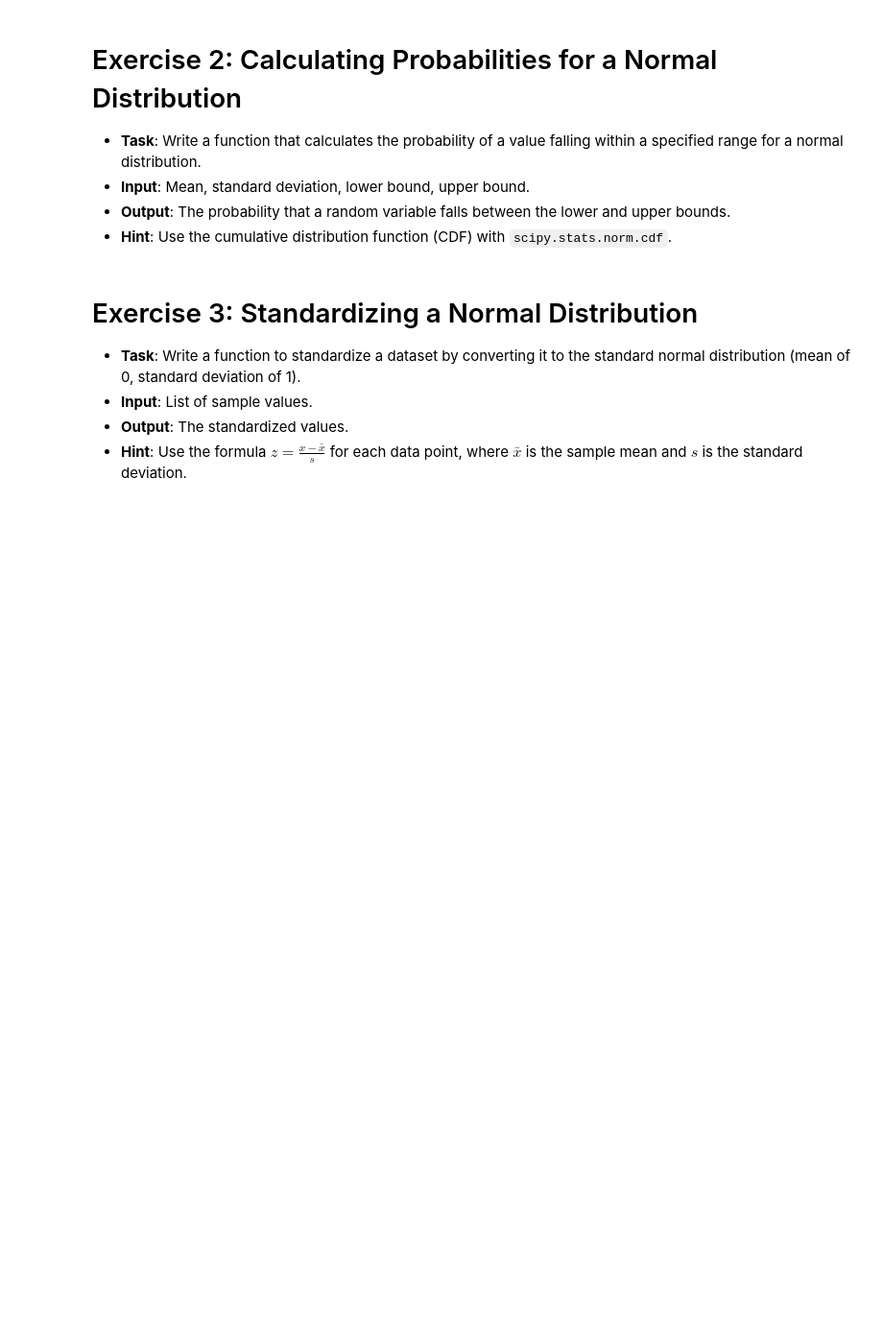
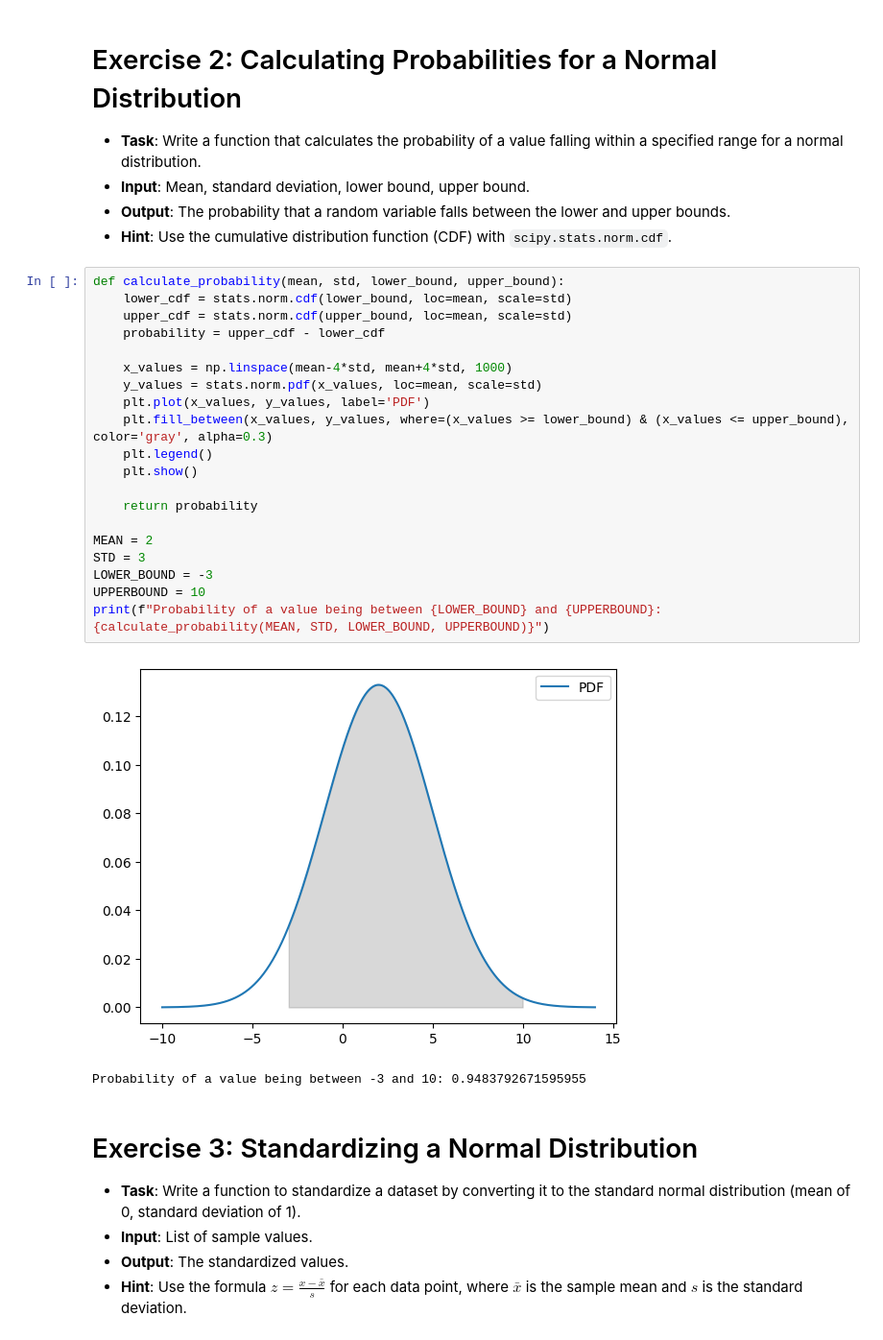
Before and after one commit to 0xd1rac/traditional-ml-projects, a Jupyter notebook: PSU_STAT-415_Introduction-To-Mathematical-Statistics/0_Probabilty Distribution Labs/Normal Distribution.ipynb, the cells around one changed output. Shown at 96% size. Cells and saved outputs as stored; diff of their text form; blank space fills up the shorter version.

```diff
--- a/PSU_STAT-415_Introduction-To-Mathematical-Statistics/0_Probabilty Distribution Labs/Normal Distribution.ipynb
+++ b/PSU_STAT-415_Introduction-To-Mathematical-Statistics/0_Probabilty Distribution Labs/Normal Distribution.ipynb
@@ -10,6 +31,29 @@
 - **Input**: Mean, standard deviation, lower bound, upper bound.
 - **Output**: The probability that a random variable falls between the lower and upper bounds.
 - **Hint**: Use the cumulative distribution function (CDF) with `scipy.stats.norm.cdf`.
+# %%
+def calculate_probability(mean, std, lower_bound, upper_bound):
+    lower_cdf = stats.norm.cdf(lower_bound, loc=mean, scale=std)
+    upper_cdf = stats.norm.cdf(upper_bound, loc=mean, scale=std)
+    probability = upper_cdf - lower_cdf
+
+    x_values = np.linspace(mean-4*std, mean+4*std, 1000)
+    y_values = stats.norm.pdf(x_values, loc=mean, scale=std)
+    plt.plot(x_values, y_values, label='PDF')
+    plt.fill_between(x_values, y_values, where=(x_values >= lower_bound) & (x_values <= upper_bound), color='gray', alpha=0.3)
+    plt.legend()
+    plt.show()
+
+    return probability
+
+MEAN = 2
+STD = 3
+LOWER_BOUND = -3
+UPPERBOUND = 10
+print(f"Probability of a value being between {LOWER_BOUND} and {UPPERBOUND}: {calculate_probability(MEAN, STD, LOWER_BOUND, UPPERBOUND)}")
+# %% [output]
+[figure, added]
+Probability of a value being between -3 and 10: 0.9483792671595955
 # %% [markdown]
 
 # Exercise 3: Standardizing a Normal Distribution
```
Also changed, not shown: parts of 20 cells of this notebook, 4 other files.
